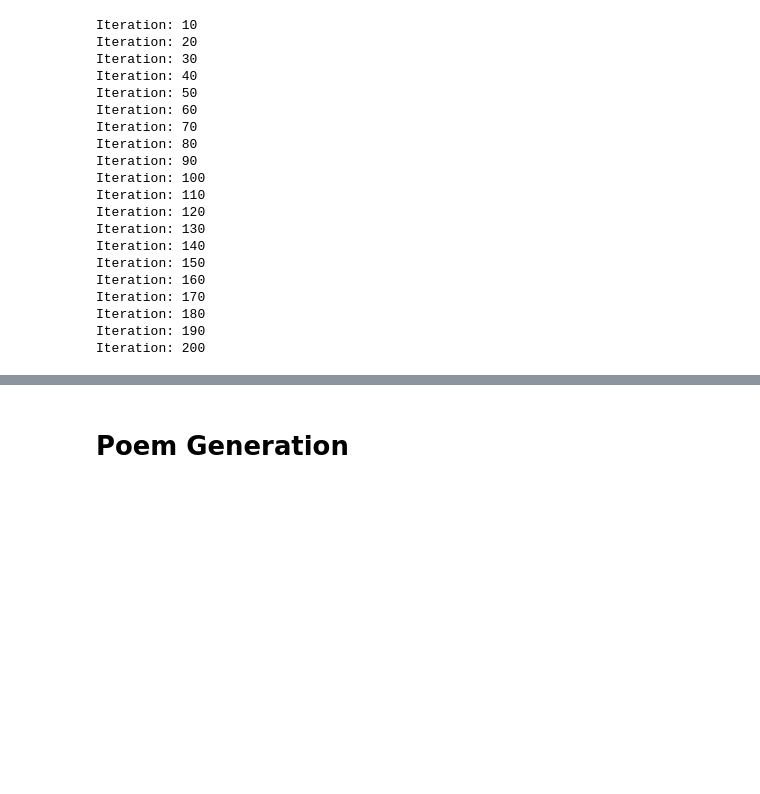
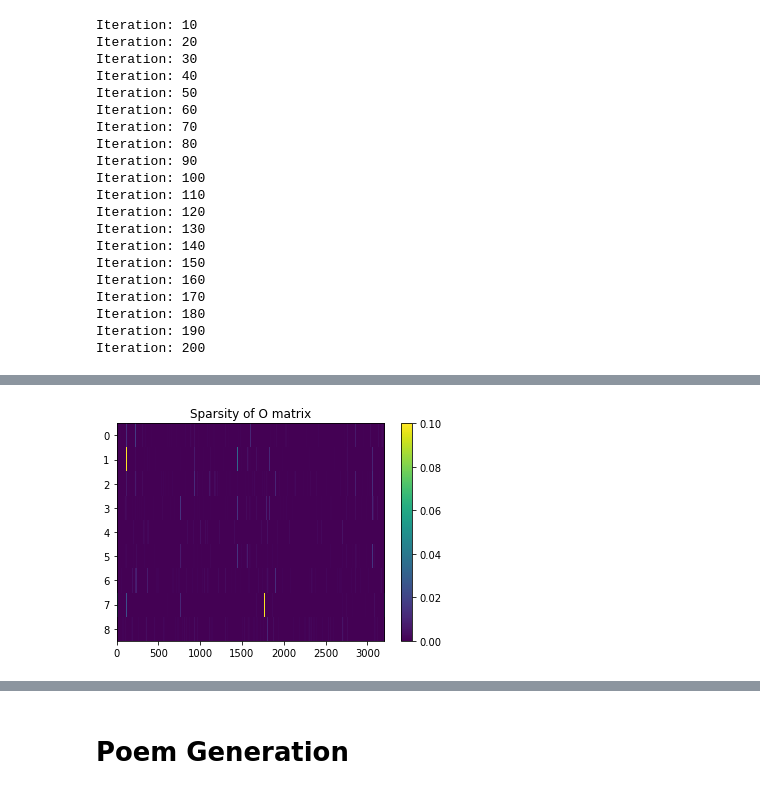
Before and after one commit to miladtaghavi/Miniproject3, a Jupyter notebook: HMMRhymeContext.ipynb, the cells around one changed output, grey strips where cells are left out. Drawn from its saved outputs; the diff is of its cells as text; code cells hidden in the pictures; blank space fills up the shorter version.

```diff
--- a/HMMRhymeContext.ipynb
+++ b/HMMRhymeContext.ipynb
@@ -160,0 +168,10 @@ Iteration: 200
+# %%
+
+O_max_cols=50
+O_vmax=0.1
+plt.imshow(np.array(reversed_line_HMM.O)[:, :], vmax=O_vmax, aspect='auto')
+plt.colorbar()
+plt.title('Sparsity of O matrix')
+plt.show()
+# %% [output]
+[figure, added]
```
Also changed, not shown: parts of 3 cells of this notebook.
